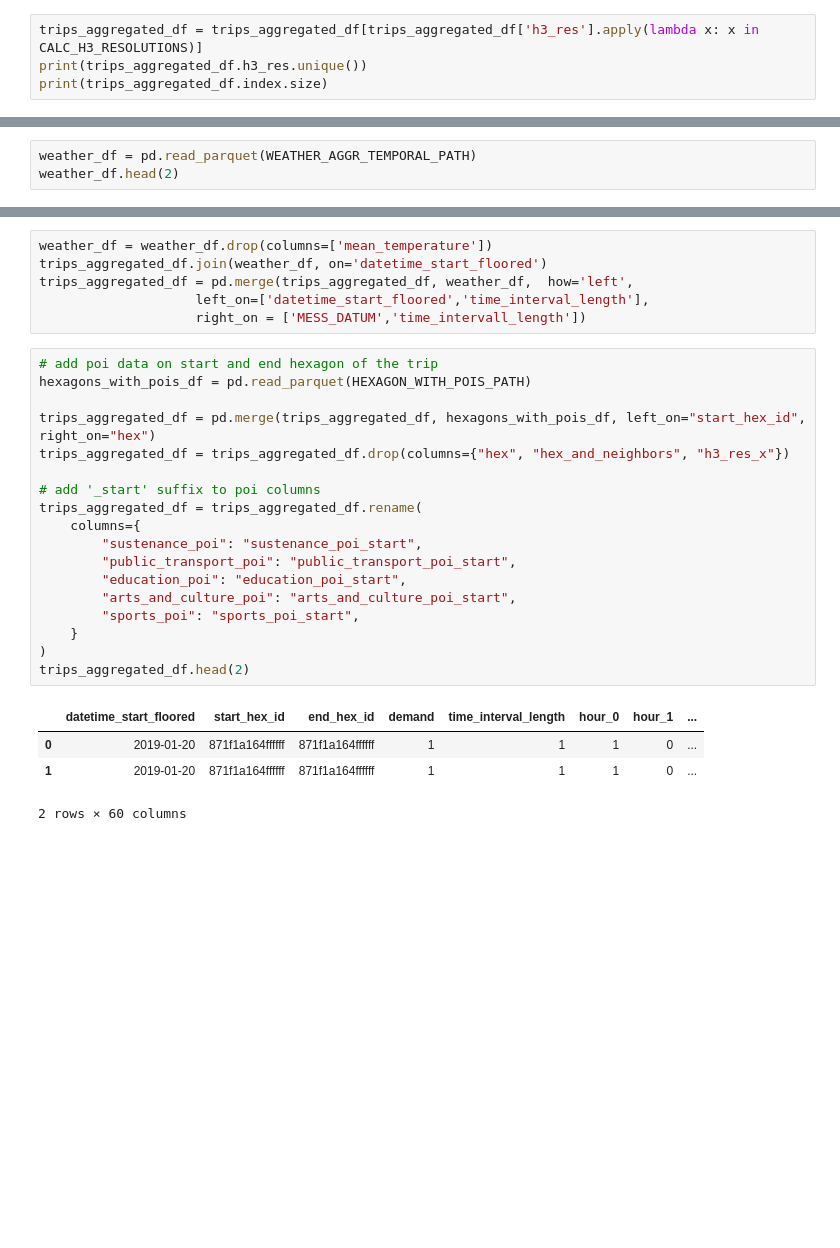
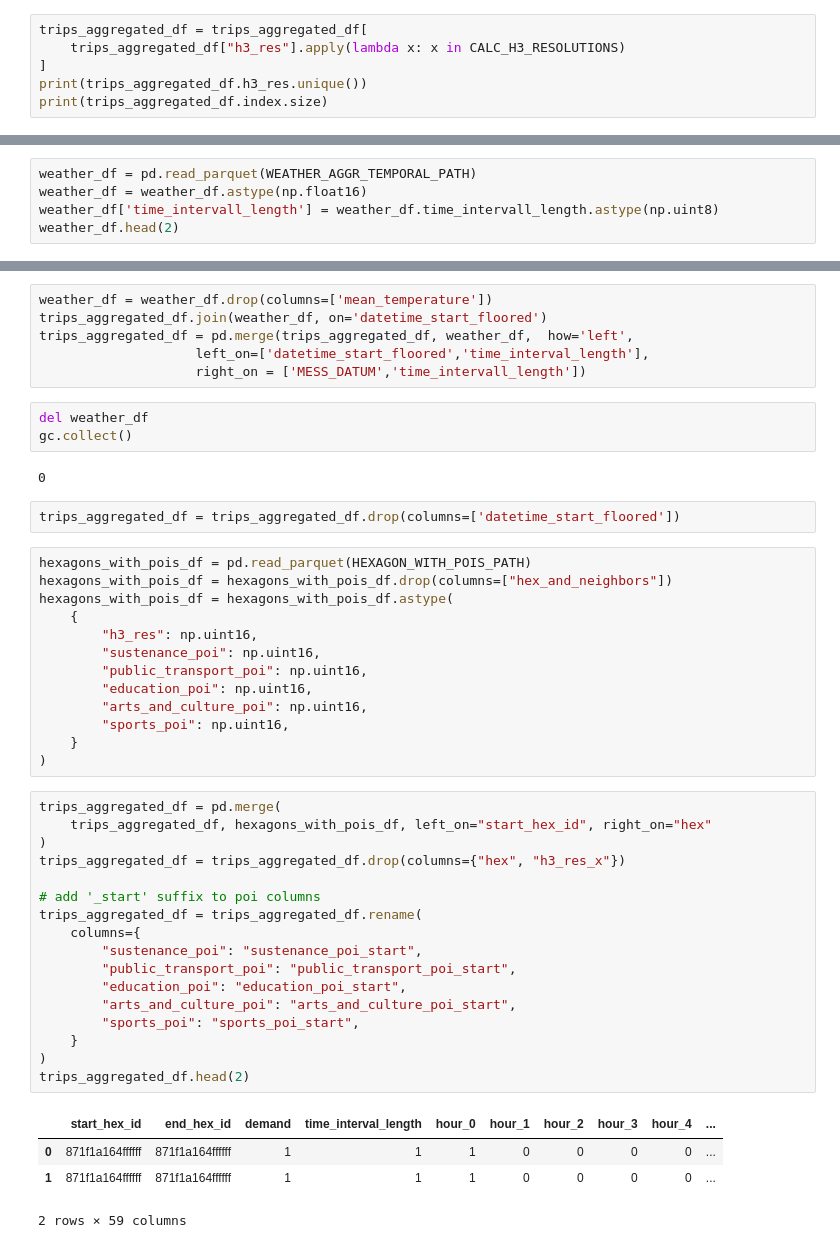
Before and after one commit to mogottsch/aaa-2022-magma, a Jupyter notebook: 04_predictive_analysis/00_feature_generation.ipynb, the cells around one changed output, grey strips where cells are left out. Cells and saved outputs as stored; diff of their text form; blank space fills up the shorter version.

```diff
--- a/04_predictive_analysis/00_feature_generation.ipynb
+++ b/04_predictive_analysis/00_feature_generation.ipynb
@@ -16,7 +18,9 @@ trips_aggregated_df.head(2)
 | 0 | 2019-01-20 | 871f1a164ffffff | 871f1a164ffffff | 1 | 7 | 1 |
 | 1 | 2019-01-20 | 871f1a164ffffff | 871f1a8c8ffffff | 2 | 7 | 1 |
 # %%
-trips_aggregated_df = trips_aggregated_df[trips_aggregated_df['h3_res'].apply(lambda x: x in CALC_H3_RESOLUTIONS)]
+trips_aggregated_df = trips_aggregated_df[
+    trips_aggregated_df["h3_res"].apply(lambda x: x in CALC_H3_RESOLUTIONS)
+]
 print(trips_aggregated_df.h3_res.unique())
 print(trips_aggregated_df.index.size)
 # %% [output]
@@ -48,5 +59,7 @@ trips_aggregated_df.head(2)
 # %%
 weather_df = pd.read_parquet(WEATHER_AGGR_TEMPORAL_PATH)
+weather_df = weather_df.astype(np.float16)
+weather_df['time_intervall_length'] = weather_df.time_intervall_length.astype(np.uint8)
 weather_df.head(2)
 # %% [output]
 |  | min_temperature | max_temperature | mean_temperature | mean_mean_wind_speed | mean_total_cloud_cover | ... |
@@ -59,28 +72,47 @@ trips_aggregated_df.join(weather_df, on='datetime_start_floored')
 trips_aggregated_df = pd.merge(trips_aggregated_df, weather_df,  how='left',
                     left_on=['datetime_start_floored','time_interval_length'],
                     right_on = ['MESS_DATUM','time_intervall_length'])
+# %%
+del weather_df
+gc.collect()
+# %% [output]
+0
+# %%
+trips_aggregated_df = trips_aggregated_df.drop(columns=['datetime_start_floored'])
+# %%
+hexagons_with_pois_df = pd.read_parquet(HEXAGON_WITH_POIS_PATH)
+hexagons_with_pois_df = hexagons_with_pois_df.drop(columns=["hex_and_neighbors"])
+hexagons_with_pois_df = hexagons_with_pois_df.astype(
+    {
+        "h3_res": np.uint16,
+        "sustenance_poi": np.uint16,
+        "public_transport_poi": np.uint16,
+        "education_poi": np.uint16,
+        "arts_and_culture_poi": np.uint16,
+        "sports_poi": np.uint16,
+    }
+)
 # %%
-# add poi data on start and end hexagon of the trip
-hexagons_with_pois_df = pd.read_parquet(HEXAGON_WITH_POIS_PATH)
-
-trips_aggregated_df = pd.merge(trips_aggregated_df, hexagons_with_pois_df, left_on="start_hex_id", right_on="hex")
-trips_aggregated_df = trips_aggregated_df.drop(columns={"hex", "hex_and_neighbors", "h3_res_x"})
+trips_aggregated_df = pd.merge(
+    trips_aggregated_df, hexagons_with_pois_df, left_on="start_hex_id", right_on="hex"
+)
+trips_aggregated_df = trips_aggregated_df.drop(columns={"hex", "h3_res_x"})
 
 # add '_start' suffix to poi columns
 trips_aggregated_df = trips_aggregated_df.rename(
     columns={
         "sustenance_poi": "sustenance_poi_start",
         "public_transport_poi": "public_transport_poi_start",
         "education_poi": "education_poi_start",
         "arts_and_culture_poi": "arts_and_culture_poi_start",
         "sports_poi": "sports_poi_start",
     }
 )
 trips_aggregated_df.head(2)
 # %% [output]
-|  | datetime_start_floored | start_hex_id | end_hex_id | demand | time_interval_length | hour_0 | hour_1 | ... |
-| 0 | 2019-01-20 | 871f1a164ffffff | 871f1a164ffffff | 1 | 1 | 1 | 0 | ... |
-| 1 | 2019-01-20 | 871f1a164ffffff | 871f1a164ffffff | 1 | 1 | 1 | 0 | ... |
+|  | start_hex_id | end_hex_id | demand | time_interval_length | hour_0 | hour_1 | hour_2 | hour_3 | hour_4 | ... |
+| 0 | 871f1a164ffffff | 871f1a164ffffff | 1 | 1 | 1 | 0 | 0 | 0 | 0 | ... |
+| 1 | 871f1a164ffffff | 871f1a164ffffff | 1 | 1 | 1 | 0 | 0 | 0 | 0 | ... |
-2 rows × 60 columns
+2 rows × 59 columns
 # %%
 trips_aggregated_df = pd.merge(trips_aggregated_df, hexagons_with_pois_df, left_on="end_hex_id", right_on="hex")
```
Also changed, not shown: parts of 24 cells of this notebook, 2 other files.
